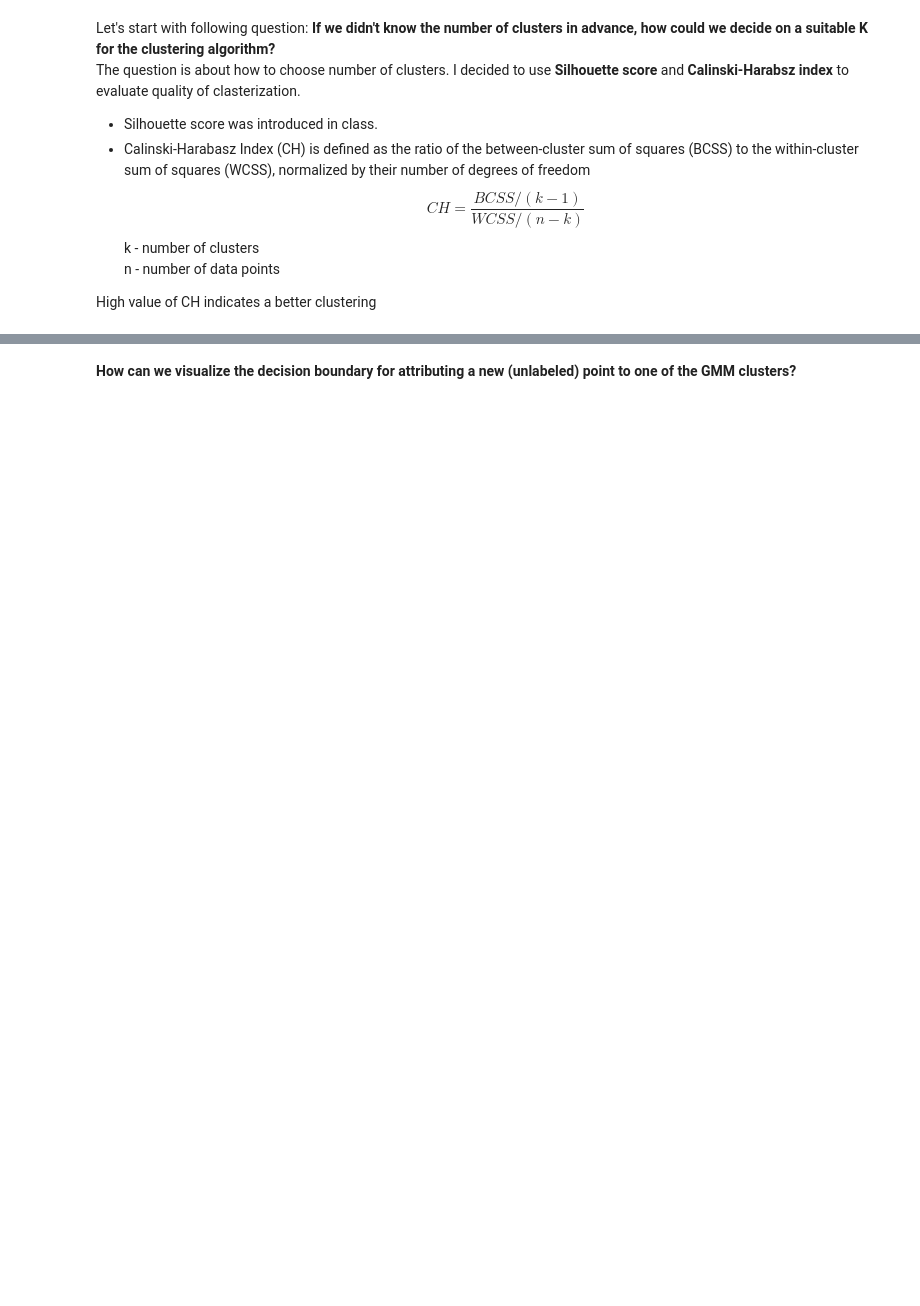
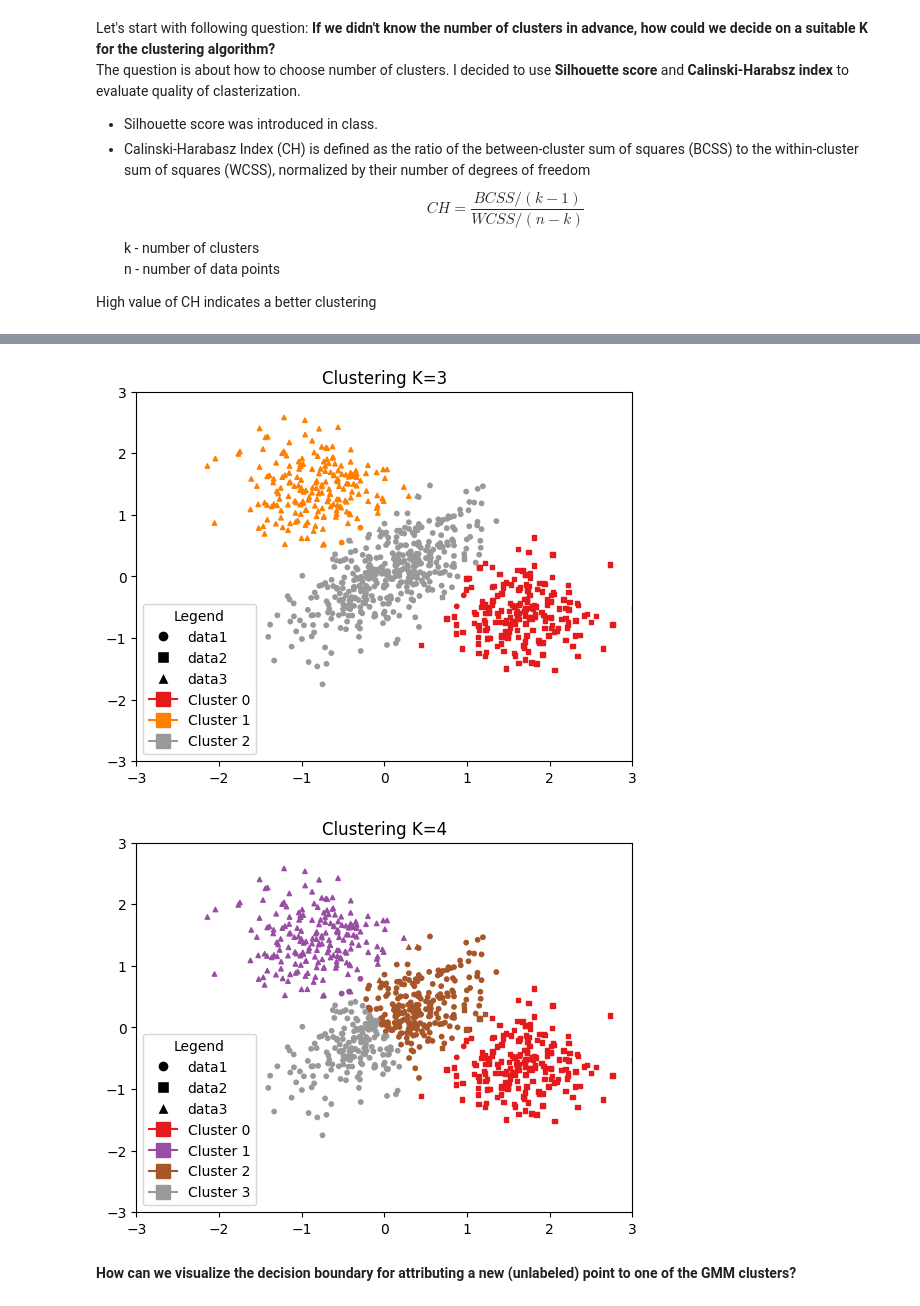
Before and after one commit to MichalBalcerak/ML24-25, a Jupyter notebook: Homework02.ipynb, the cells around one changed output, grey strips where cells are left out. Saved outputs shown, nothing was run; the diff lists cells and outputs as text; code cells hidden in the pictures; blank space fills up the shorter version.

```diff
--- a/Homework02.ipynb
+++ b/Homework02.ipynb
@@ -86,2 +90,46 @@ Both best silhouette score and CH index have been obtained for K=3 which is cons
+# %%
+model1 = GaussianMixture(n_components=3, random_state=0)
+model1.fit(data_X)
+labels1 = model1.predict(data_X)
+
+model2 = GaussianMixture(n_components=4, random_state=0)
+model2.fit(data_X)
+labels2 = model2.predict(data_X)
+
+markers = ['o', 's', '^']
+data_counts = [len(data1), len(data2), len(data3)]
+
+for i in (1,2):
+  labels = labels1 if i==1 else labels2
+  norm = Normalize(vmin=0, vmax=i+1)
+  start = 0
+  for original_group in range(3):
+    end = start + data_counts[original_group]
+    plt.scatter(data_X[start:end,0], data_X[start:end,1], c=labels[start:end], marker=markers[original_group],cmap='Set1', s=10, norm=norm)
+    start = end
+
+  legend_elements = [
+      # Markers for original data sources
+      Line2D([0], [0], marker='o', color='w', markerfacecolor='k', markersize=8, label='data1'),
+      Line2D([0], [0], marker='s', color='w', markerfacecolor='k', markersize=8, label='data2'),
+      Line2D([0], [0], marker='^', color='w', markerfacecolor='k', markersize=8, label='data3'),
+
+      # Colors for inferred clusters
+      Line2D([0], [0], marker='s', color=plt.cm.Set1(norm(0)), markersize=10, label='Cluster 0'),
+      Line2D([0], [0], marker='s', color=plt.cm.Set1(norm(1)), markersize=10, label='Cluster 1'),
+      Line2D([0], [0], marker='s', color=plt.cm.Set1(norm(2)), markersize=10, label='Cluster 2')
+    ]
+
+  if i==2:
+    legend_elements += [Line2D([0], [0], marker='s', color=plt.cm.Set1(norm(3)), markersize=10, label='Cluster 3')]
+
+  plt.legend(handles=legend_elements, loc='best', frameon=True, title="Legend")
+  plt.title(f"Clustering K={3 if i==1 else 4}")
+  plt.xlim(-3, 3)
+  plt.ylim(-3, 3)
+  plt.show()
+# %% [output]
+[figure, added]
+[figure, added]
 # %% [markdown]
 **How can we visualize the decision boundary for attributing a new (unlabeled) point to one of the GMM clusters?**
```
Also changed, not shown: parts of 6 cells of this notebook.
